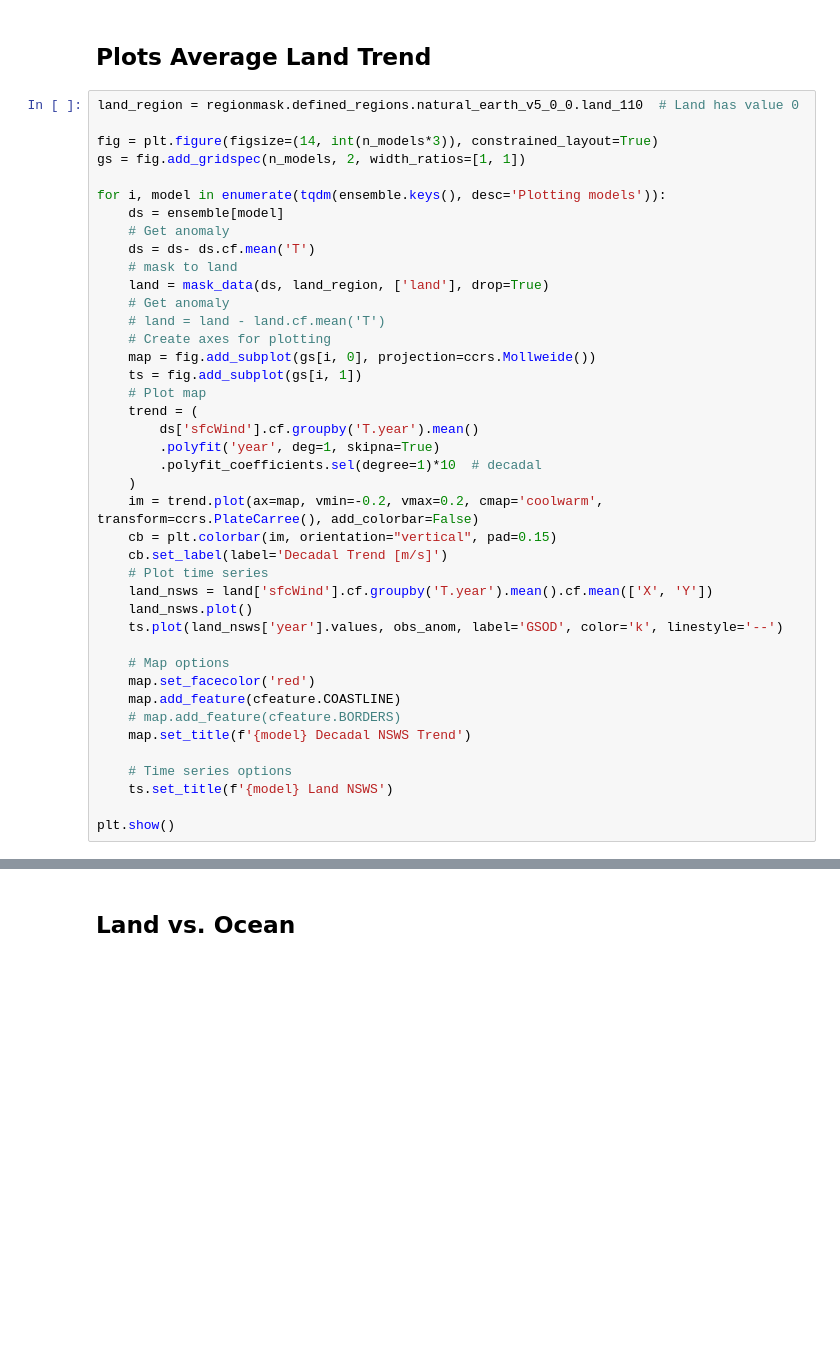
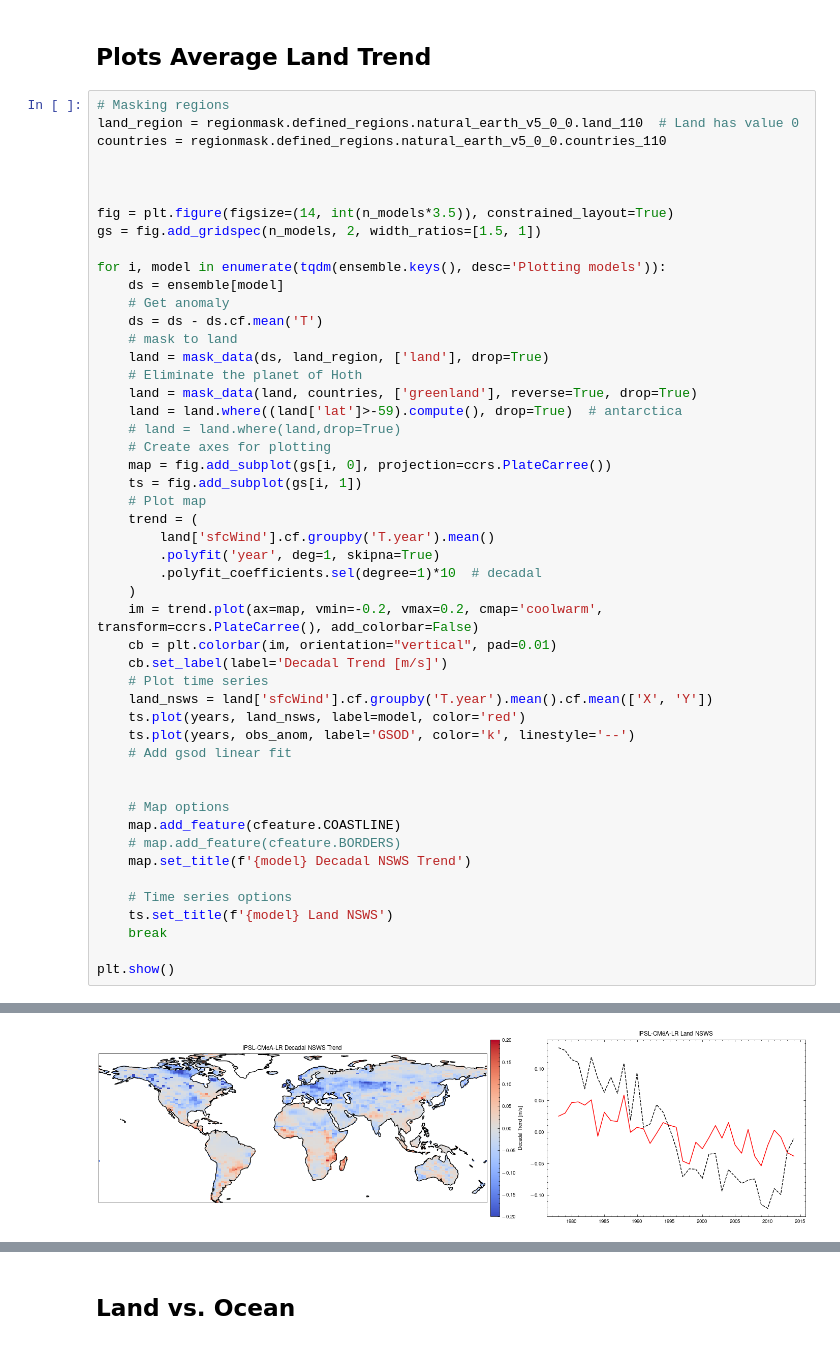
Before and after one commit to ivalencius/winds-of-change, a Jupyter notebook: amip_validation.ipynb, the cells around one changed output, grey strips where cells are left out. Drawn from its saved outputs; the diff is of its cells as text; blank space fills up the shorter version.

```diff
--- a/amip_validation.ipynb
+++ b/amip_validation.ipynb
@@ -235,43 +302,52 @@ Data variables:
 # %% [markdown]
 ## Plots Average Land Trend
 # %%
+# Masking regions
 land_region = regionmask.defined_regions.natural_earth_v5_0_0.land_110  # Land has value 0
+countries = regionmask.defined_regions.natural_earth_v5_0_0.countries_110
 
-fig = plt.figure(figsize=(14, int(n_models*3)), constrained_layout=True)
-gs = fig.add_gridspec(n_models, 2, width_ratios=[1, 1])
+
+
+fig = plt.figure(figsize=(14, int(n_models*3.5)), constrained_layout=True)
+gs = fig.add_gridspec(n_models, 2, width_ratios=[1.5, 1])
 
 for i, model in enumerate(tqdm(ensemble.keys(), desc='Plotting models')):
     ds = ensemble[model]
     # Get anomaly
-    ds = ds- ds.cf.mean('T')
+    ds = ds - ds.cf.mean('T')
     # mask to land
     land = mask_data(ds, land_region, ['land'], drop=True)
-    # Get anomaly
-    # land = land - land.cf.mean('T')
+    # Eliminate the planet of Hoth
+    land = mask_data(land, countries, ['greenland'], reverse=True, drop=True)
+    land = land.where((land['lat']>-59).compute(), drop=True)  # antarctica
+    # land = land.where(land,drop=True)
     # Create axes for plotting
-    map = fig.add_subplot(gs[i, 0], projection=ccrs.Mollweide())
+    map = fig.add_subplot(gs[i, 0], projection=ccrs.PlateCarree())
     ts = fig.add_subplot(gs[i, 1])
     # Plot map
     trend = (
-        ds['sfcWind'].cf.groupby('T.year').mean()
+        land['sfcWind'].cf.groupby('T.year').mean()
         .polyfit('year', deg=1, skipna=True)
         .polyfit_coefficients.sel(degree=1)*10  # decadal
     )
     im = trend.plot(ax=map, vmin=-0.2, vmax=0.2, cmap='coolwarm', transform=ccrs.PlateCarree(), add_colorbar=False)
-    cb = plt.colorbar(im, orientation="vertical", pad=0.15)
+    cb = plt.colorbar(im, orientation="vertical", pad=0.01)
     cb.set_label(label='Decadal Trend [m/s]')
     # Plot time series
     land_nsws = land['sfcWind'].cf.groupby('T.year').mean().cf.mean(['X', 'Y'])
-    land_nsws.plot()
-    ts.plot(land_nsws['year'].values, obs_anom, label='GSOD', color='k', linestyle='--')
+    ts.plot(years, land_nsws, label=model, color='red')
+    ts.plot(years, obs_anom, label='GSOD', color='k', linestyle='--')
+    # Add gsod linear fit
+
 
     # Map options
-    map.set_facecolor('red')
     map.add_feature(cfeature.COASTLINE)
     # map.add_feature(cfeature.BORDERS)
     map.set_title(f'{model} Decadal NSWS Trend')
 
     # Time series options
     ts.set_title(f'{model} Land NSWS')
+    break
 
 plt.show()
+# %% [output]
@@ -277,0 +355 @@ plt.show()
+[figure, added]
```
Also changed, not shown: parts of 8 cells of this notebook.
